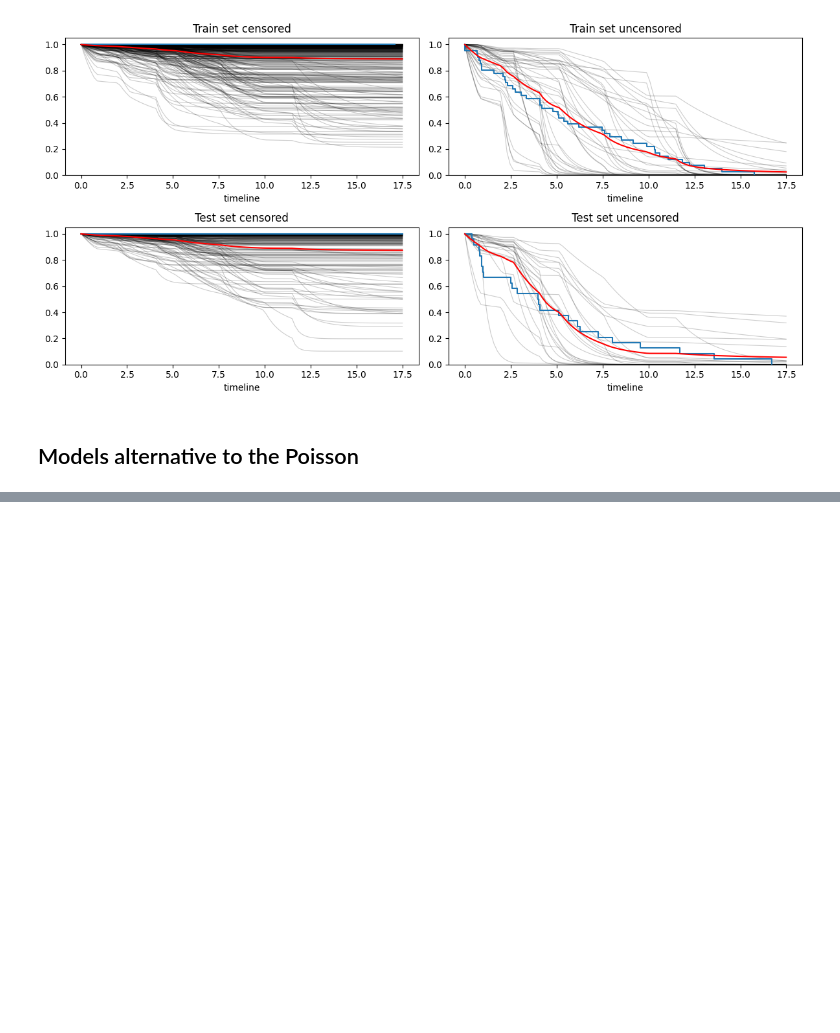
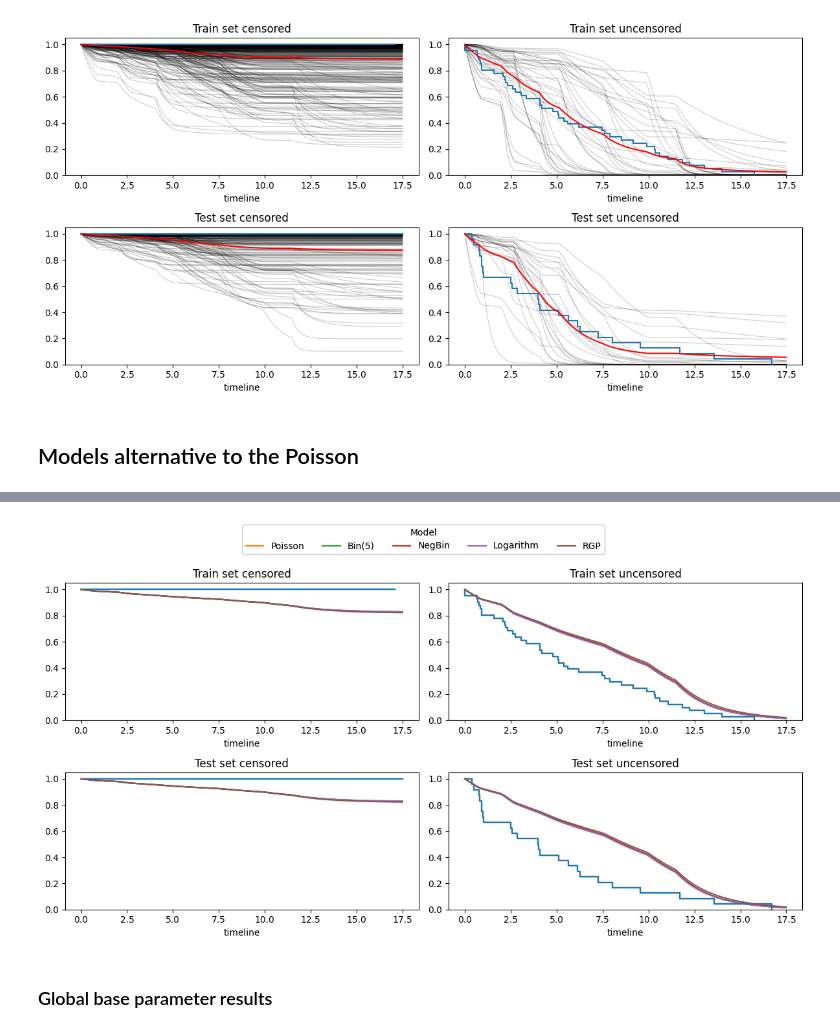
Before and after one commit to nhilariosilva/gndr_mpscr, a Jupyter notebook: OASIS - Flexible.ipynb, the cells around one changed output, grey strips where cells are left out. Drawn from its saved outputs; the diff is of its cells as text; code cells hidden in the pictures; blank space fills up the shorter version.

```diff
--- a/OASIS - Flexible.ipynb
+++ b/OASIS - Flexible.ipynb
@@ -889,0 +895,29 @@ fig.tight_layout()
+# %%
+colors = plt.rcParams['axes.prop_cycle'].by_key()['color']
+
+fig, ax = plt.subplots(nrows = 2, ncols = 2, figsize = (12,6))
+
+group_handles = []
+
+for i, result in enumerate(simple_model_results):
+    plot_km = False
+    if(i == 0):
+        plot_km = True
+    plot_censored_susceptible( result, color = colors[i+1], ax1 = ax[0,0], ax2 = ax[0,1], ax3 = ax[1,0], ax4 = ax[1,1], plot_km = plot_km )
+    group_handles.append( Line2D([0], [0], color = colors[i+1], linestyle = '-', label = model_names[i]) )
+
+# Add the first legend (Groups) - Anchored to the top left
+legend1 = fig.legend(
+    handles = group_handles,
+    loc = 'upper center',
+    bbox_to_anchor = (0.5, 1.1), # Centered horizontally and pushed just above the figure
+    title = "Model",
+    ncol = len(simple_model_results) # Dynamically sets columns to match the number of iterations
+)
+
+fig.add_artist(legend1)
+fig.tight_layout()
+# %% [output]
+[figure, added]
+# %% [markdown]
+### Global base parameter results
```
Also changed, not shown: parts of 28 cells of this notebook, 2 other files.
